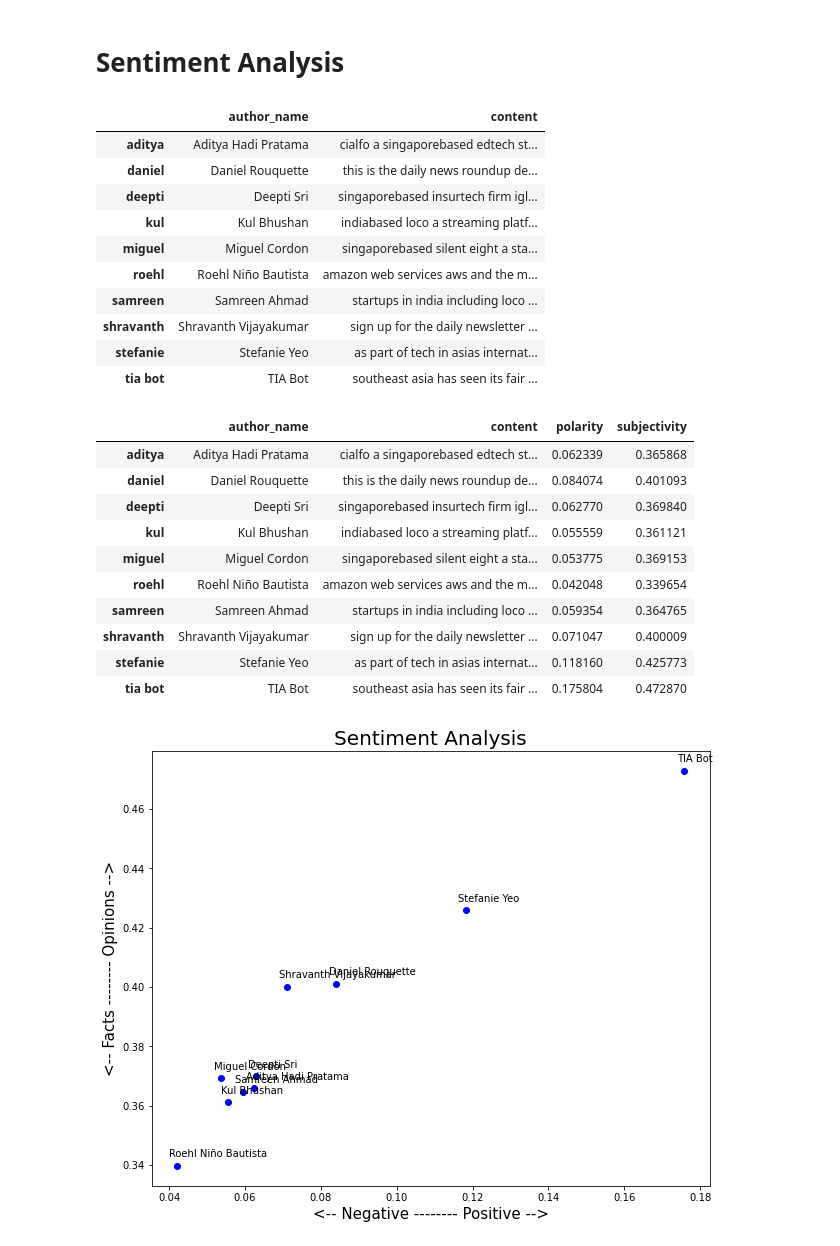
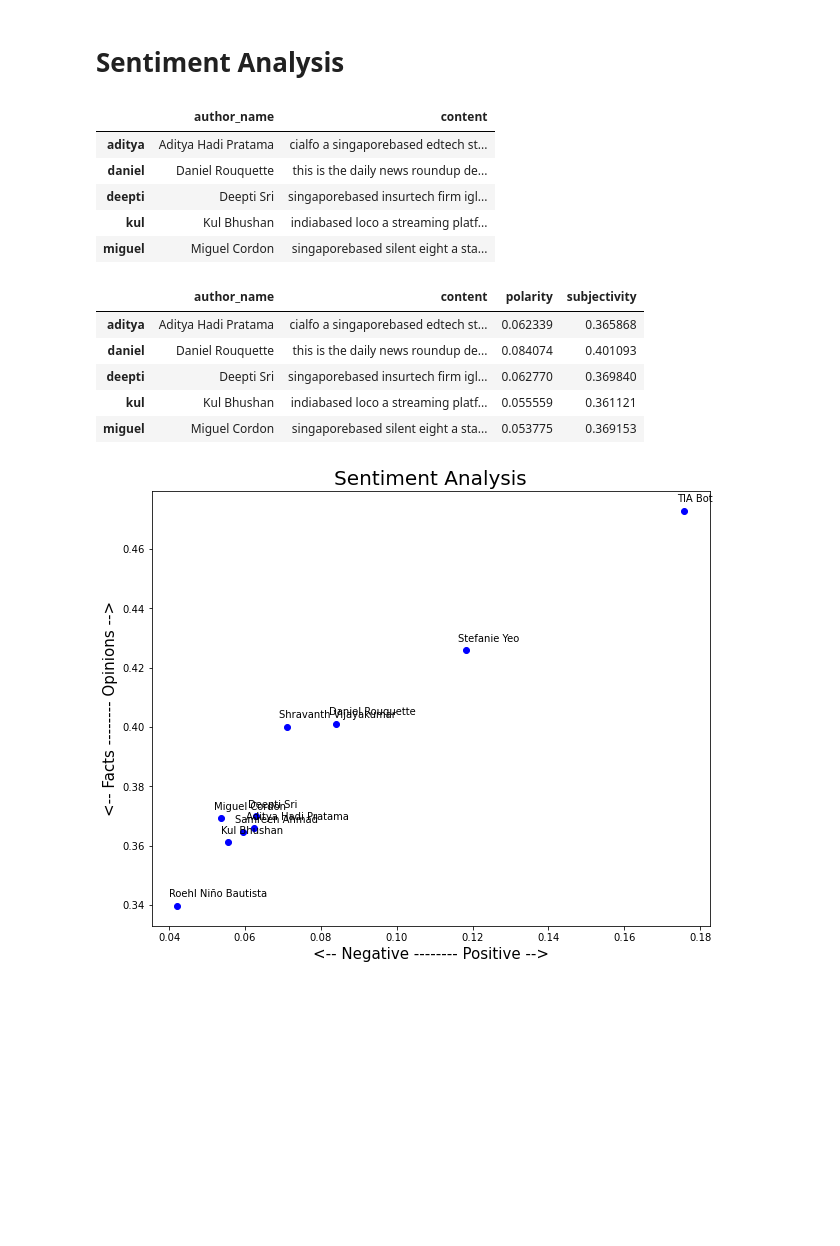
Before and after one commit to raynaldydk/Tech-in-Asia-Data-Analyst-Assignment, a Jupyter notebook: 3. Sentiment Analysis with TextBlob.ipynb, the cells around one changed output. Saved outputs shown, nothing was run; the diff lists cells and outputs as text; code cells hidden in the pictures; blank space fills up the shorter version.

```diff
--- a/3. Sentiment Analysis with TextBlob.ipynb
+++ b/3. Sentiment Analysis with TextBlob.ipynb
@@ -5,7 +5,7 @@
 import pandas as pd
 
 data = pd.read_pickle('corpus.pkl')
-data
+data.head()
 # %% [output]
 |  | author_name | content |
 | aditya | Aditya Hadi Pratama | cialfo a singaporebased edtech st... |
@@ -13,34 +13,24 @@ data
 | deepti | Deepti Sri | singaporebased insurtech firm igl... |
 | kul | Kul Bhushan | indiabased loco a streaming platf... |
 | miguel | Miguel Cordon | singaporebased silent eight a sta... |
-| roehl | Roehl Niño Bautista | amazon web services aws and the m... |
-| samreen | Samreen Ahmad | startups in india including loco ... |
-| shravanth | Shravanth Vijayakumar | sign up for the daily newsletter ... |
-| stefanie | Stefanie Yeo | as part of tech in asias internat... |
-| tia bot | TIA Bot | southeast asia has seen its fair ... |
 # %%
 # Create quick lambda functions to find the polarity and subjectivity of each author
 
 from textblob import TextBlob
 
 pol = lambda x: TextBlob(x).sentiment.polarity
 sub = lambda x: TextBlob(x).sentiment.subjectivity
 
 data['polarity'] = data['content'].apply(pol)
 data['subjectivity'] = data['content'].apply(sub)
-data
+data.head()
 # %% [output]
 |  | author_name | content | polarity | subjectivity |
 | aditya | Aditya Hadi Pratama | cialfo a singaporebased edtech st... | 0.062339 | 0.365868 |
 | daniel | Daniel Rouquette | this is the daily news roundup de... | 0.084074 | 0.401093 |
 | deepti | Deepti Sri | singaporebased insurtech firm igl... | 0.062770 | 0.369840 |
 | kul | Kul Bhushan | indiabased loco a streaming platf... | 0.055559 | 0.361121 |
 | miguel | Miguel Cordon | singaporebased silent eight a sta... | 0.053775 | 0.369153 |
-| roehl | Roehl Niño Bautista | amazon web services aws and the m... | 0.042048 | 0.339654 |
-| samreen | Samreen Ahmad | startups in india including loco ... | 0.059354 | 0.364765 |
-| shravanth | Shravanth Vijayakumar | sign up for the daily newsletter ... | 0.071047 | 0.400009 |
-| stefanie | Stefanie Yeo | as part of tech in asias internat... | 0.118160 | 0.425773 |
-| tia bot | TIA Bot | southeast asia has seen its fair ... | 0.175804 | 0.472870 |
 # %%
 # Let's plot the results
 import matplotlib.pyplot as plt
```
Also changed, not shown: parts of 10 cells of this notebook.
